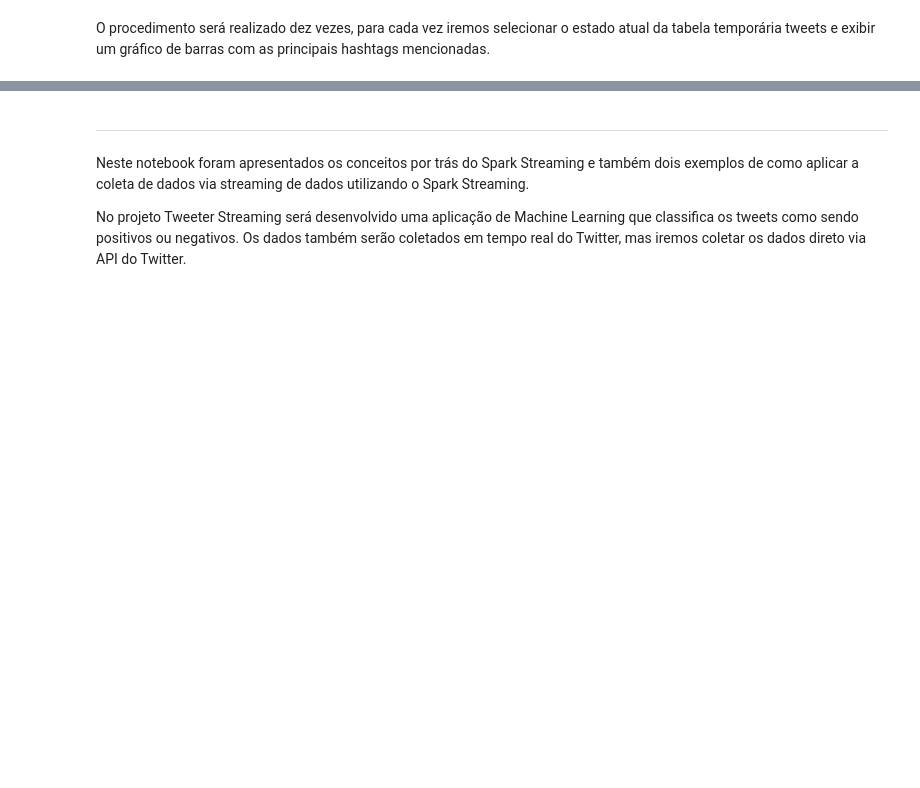
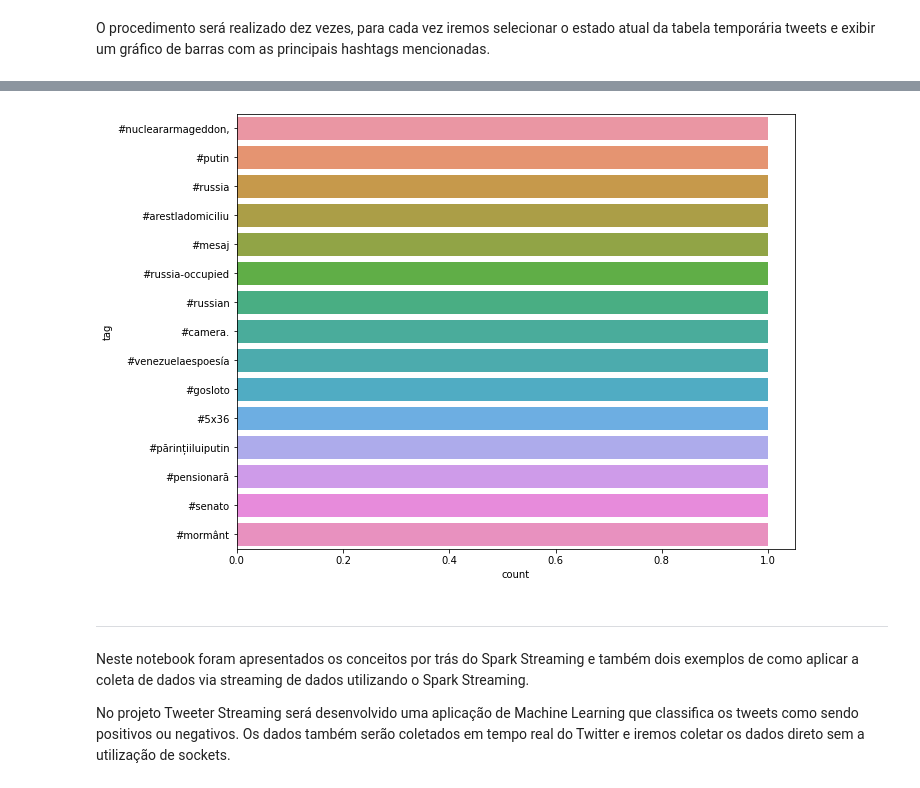
Before and after one commit to Krupique/pyspark-projects, a Jupyter notebook: 02-SparkStreamingTwitter/Spark-streaming.ipynb, the cells around one changed output, grey strips where cells are left out. Saved outputs shown, nothing was run; the diff lists cells and outputs as text; code cells hidden in the pictures; blank space fills up the shorter version.

Commit message:
BUILD: Atualização nos itens do projeto

```diff
--- a/02-SparkStreamingTwitter/Spark-streaming.ipynb
+++ b/02-SparkStreamingTwitter/Spark-streaming.ipynb
@@ -229,3 +248,9 @@ df.head(15)
+# %%
+plt.figure( figsize = ( 10, 8 ) )
+sns.barplot( x="count", y="tag", data=df)
+plt.show()
+# %% [output]
+[figure, added]
 # %%
 # Encerre o Listen
 ssc.stop()
@@ -234,4 +259,4 @@ ssc.stop()
 # %% [markdown]
 Neste notebook foram apresentados os conceitos por trás do Spark Streaming e também dois exemplos de como aplicar a coleta de dados via streaming de dados utilizando o Spark Streaming.
 
-No projeto Tweeter Streaming será desenvolvido uma aplicação de Machine Learning que classifica os tweets como sendo positivos ou negativos. Os dados também serão coletados em tempo real do Twitter, mas iremos coletar os dados direto via API do Twitter.
+No projeto Tweeter Streaming será desenvolvido uma aplicação de Machine Learning que classifica os tweets como sendo positivos ou negativos. Os dados também serão coletados em tempo real do Twitter e iremos coletar os dados direto sem a utilização de sockets.
```
Also changed, not shown: parts of 3 cells of this notebook, 2 other files.
